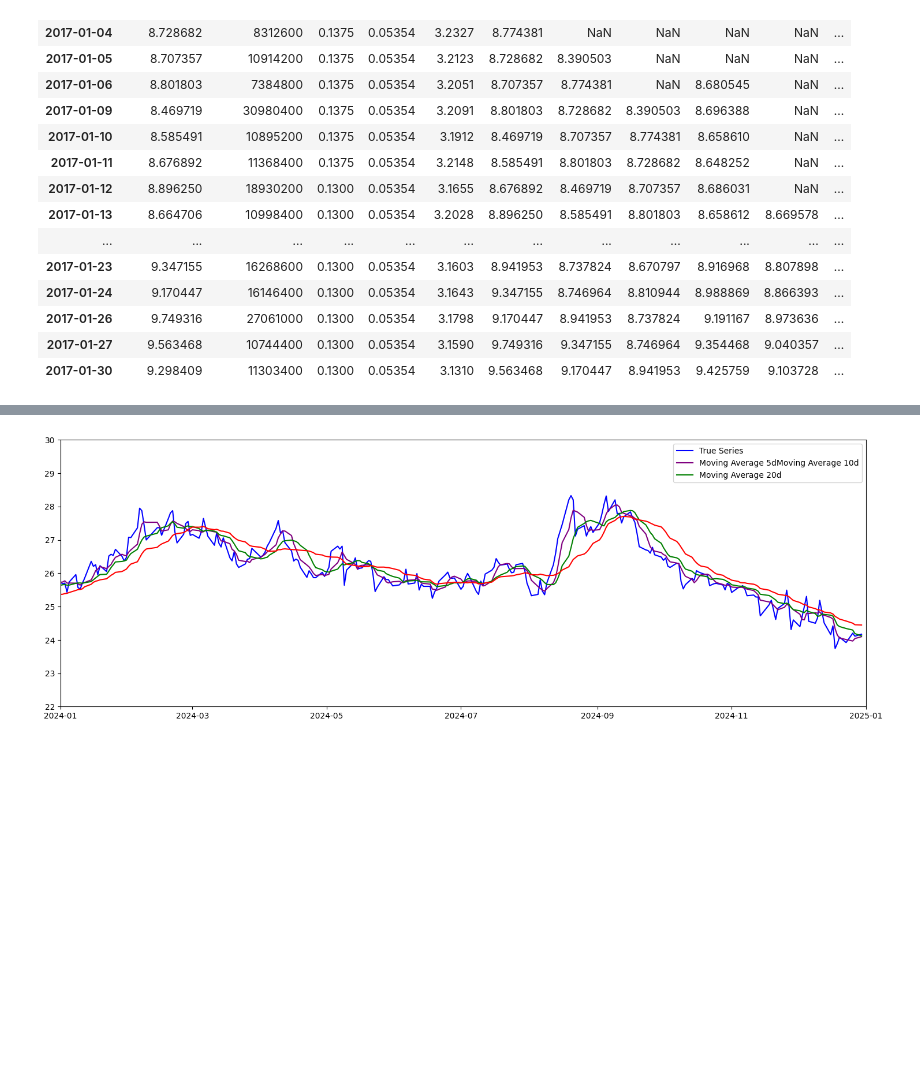
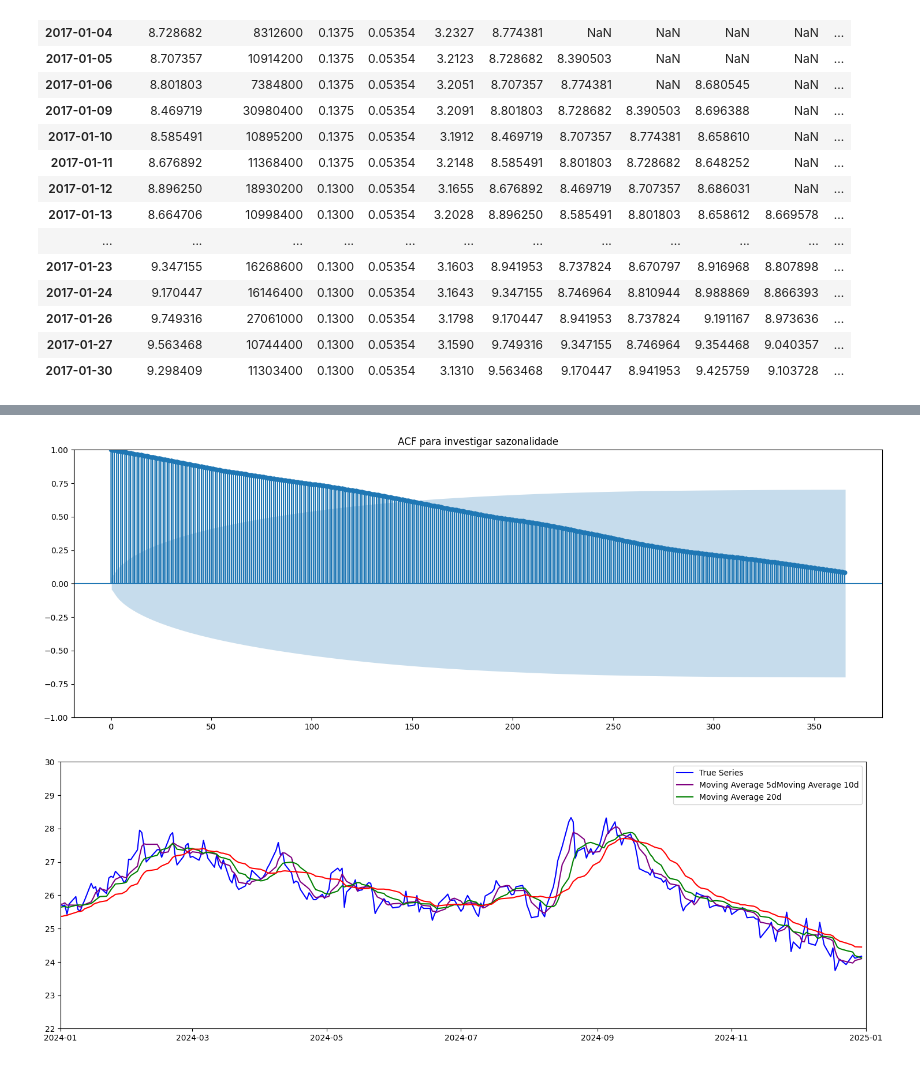
Before and after one commit to Botelho97/tcc-predict-stocks-models-comparison, a Jupyter notebook: models.ipynb, the cells around one changed output, grey strips where cells are left out. Drawn from its saved outputs; the diff is of its cells as text; code cells hidden in the pictures; blank space fills up the shorter version.

```diff
--- a/models.ipynb
+++ b/models.ipynb
@@ -208,3 +208,11 @@ plt.show()
+# %%
+from statsmodels.graphics.tsaplots import plot_acf
+
+plot_acf(bb_series.dropna(), lags=365)
+plt.title("ACF para investigar sazonalidade")
+plt.show()
+# %% [output]
+[figure, added]
 # %%
 plt.plot(bb_series, 'blue')
 plt.plot(df_bbas["ma_5d"], 'purple')
```
Also changed, not shown: parts of 4 cells of this notebook, 1 other file.
